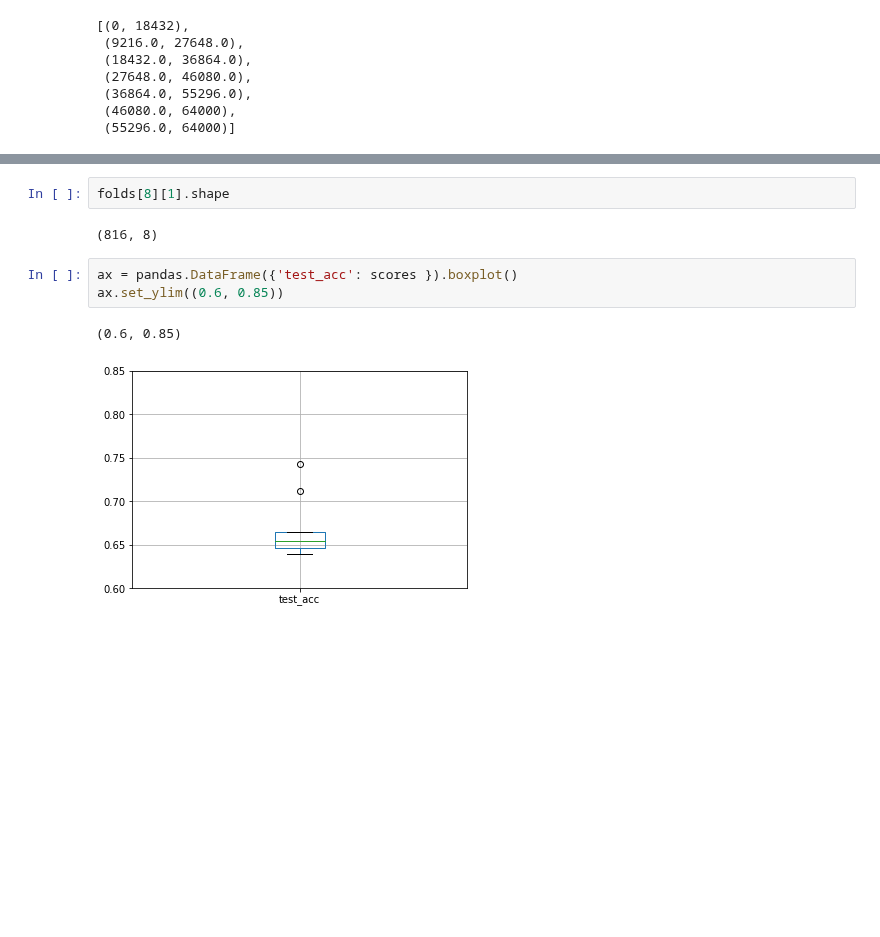
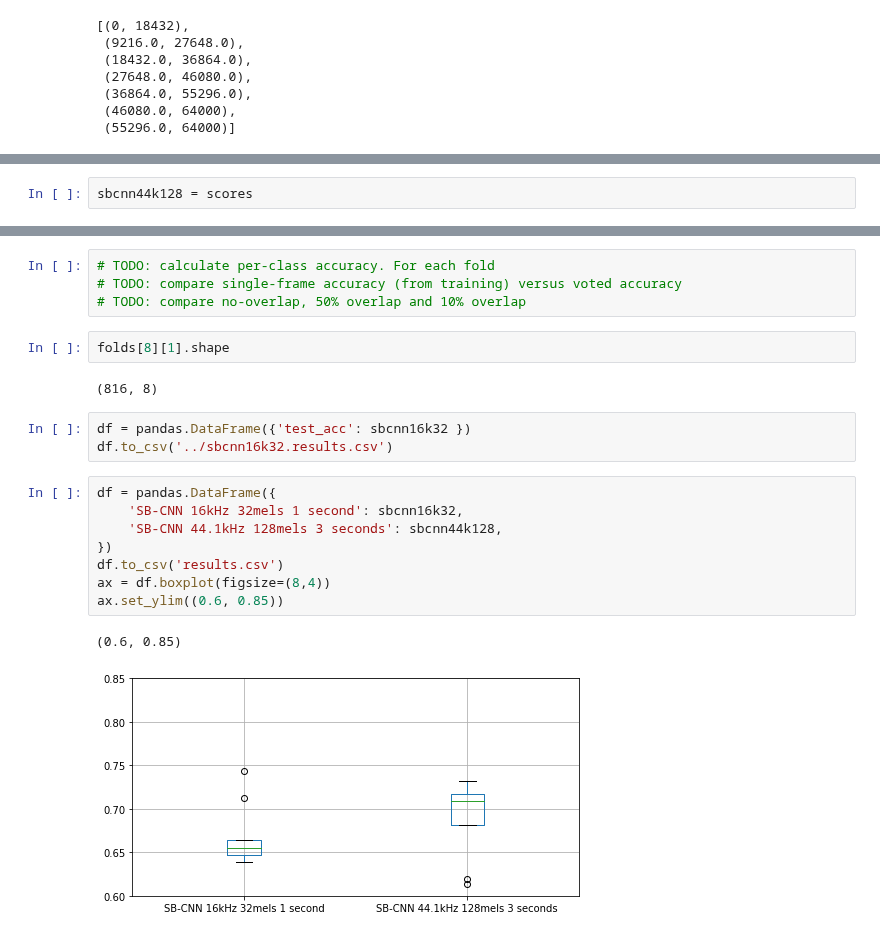
Before and after one commit to jonnor/ESC-CNN-microcontroller, a Jupyter notebook: experiments/urbansounds/First.ipynb, the cells around one changed output, grey strips where cells are left out. Cells and saved outputs as stored; diff of their text form; blank space fills up the shorter version.

```diff
--- a/experiments/urbansounds/First.ipynb
+++ b/experiments/urbansounds/First.ipynb
@@ -336,4 +256,6 @@ def score(model, data):
     s = accuracy_score(data.classID, predictions)
     print('acc', s)
     return s
+# %%
+sbcnn44k128 = scores
 # %%
@@ -366,13 +299,25 @@ acc 0.6348039215686274
+# %%
+# TODO: calculate per-class accuracy. For each fold
+# TODO: compare single-frame accuracy (from training) versus voted accuracy
+# TODO: compare no-overlap, 50% overlap and 10% overlap
 # %%
 folds[8][1].shape
 # %% [output]
 (816, 8)
-# %%
-ax = pandas.DataFrame({'test_acc': scores }).boxplot()
-ax.set_ylim((0.6, 0.85))
-# %% [output]
-(0.6, 0.85)
-[figure, removed]
+# %%
+df = pandas.DataFrame({'test_acc': sbcnn16k32 })
+df.to_csv('../sbcnn16k32.results.csv')
+# %%
+df = pandas.DataFrame({
+    'SB-CNN 16kHz 32mels 1 second': sbcnn16k32,
+    'SB-CNN 44.1kHz 128mels 3 seconds': sbcnn44k128,
+})
+df.to_csv('results.csv')
+ax = df.boxplot(figsize=(8,4))
+ax.set_ylim((0.6, 0.85))
+# %% [output]
+(0.6, 0.85)
+[figure, added]
 # %%
 numpy.mean(scores), numpy.median(scores)
 # %% [output]
```
Also changed, not shown: parts of 21 cells of this notebook, 1 other file.
